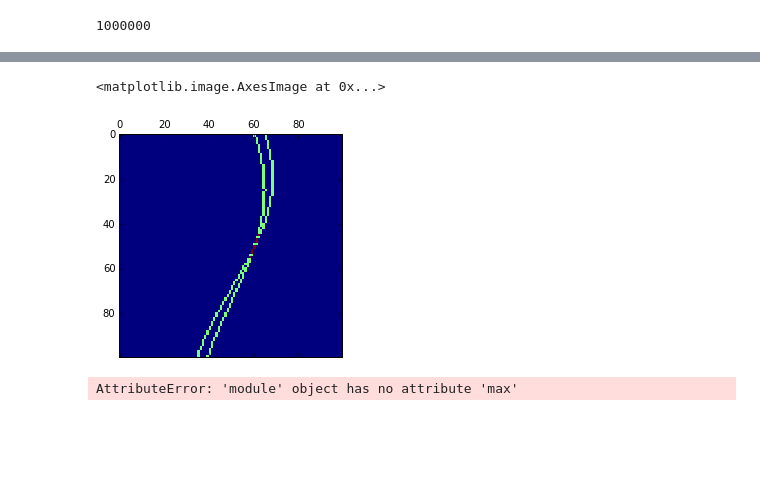
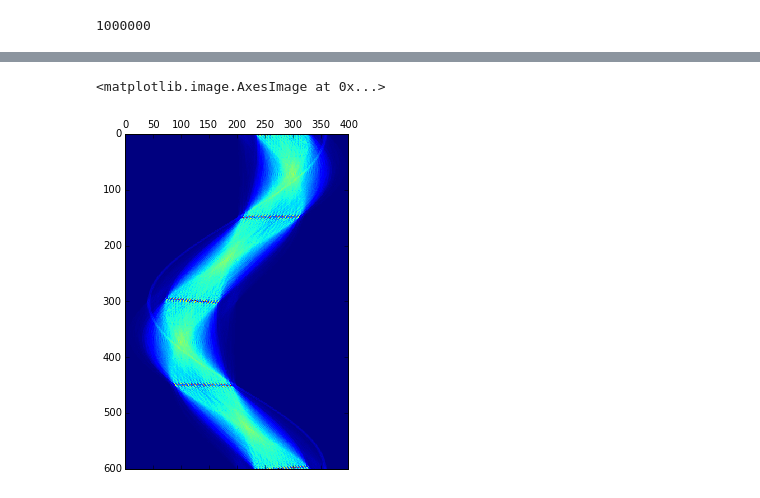
Before and after one commit to jaro3000/goscore, a Jupyter notebook: notebooks/transform.py.ipynb, the cells around one changed output, grey strips where cells are left out. Saved outputs shown, nothing was run; the diff lists cells and outputs as text; code cells hidden in the pictures; blank space fills up the shorter version.

```diff
--- a/notebooks/transform.py.ipynb
+++ b/notebooks/transform.py.ipynb
@@ -370,0 +223,3 @@ t = transform(z, 100, 100)
+# %%
+arr2 = np.zeros((600, 400))
+transform_c(arr, arr2)
@@ -371,9 +248,5 @@ t = transform(z, 100, 100)
 # %%
-plt.matshow(t)
+plt.matshow(arr2)
 # %% [output]
 <matplotlib.image.AxesImage at 0x...>
-[figure, old version]
+[figure, new version]
-# %%
-plt.max()
-# %% [output]
-AttributeError: 'module' object has no attribute 'max'
```
Also changed, not shown: parts of 69 cells of this notebook.
